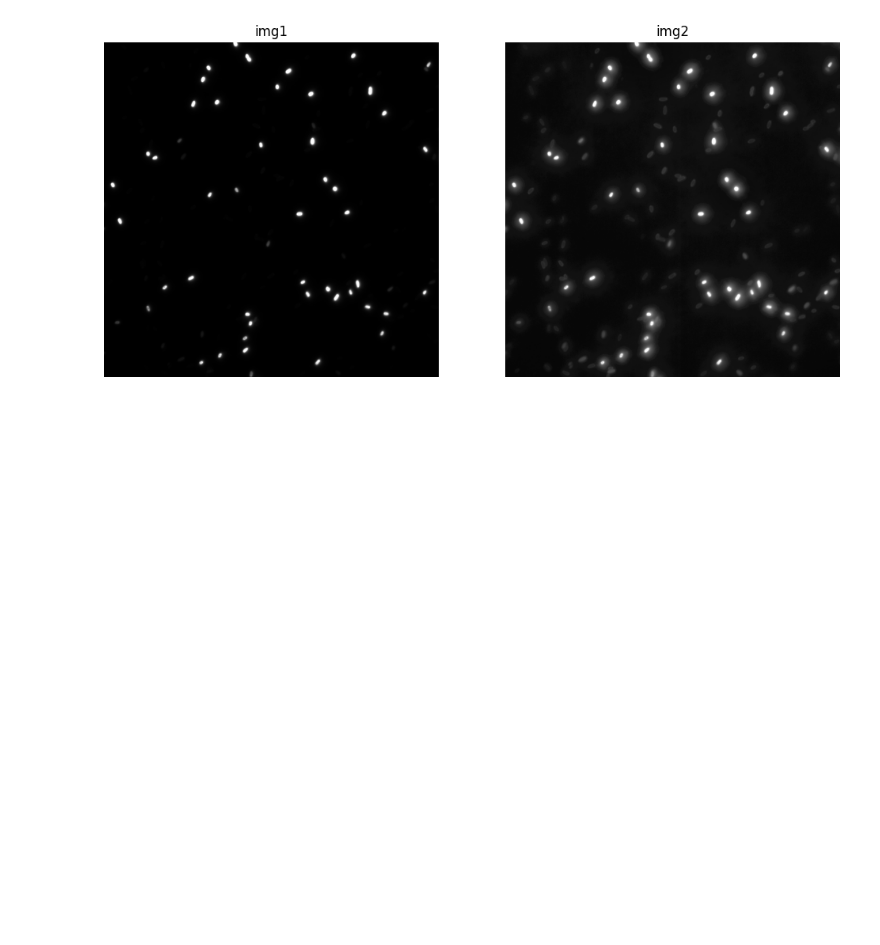
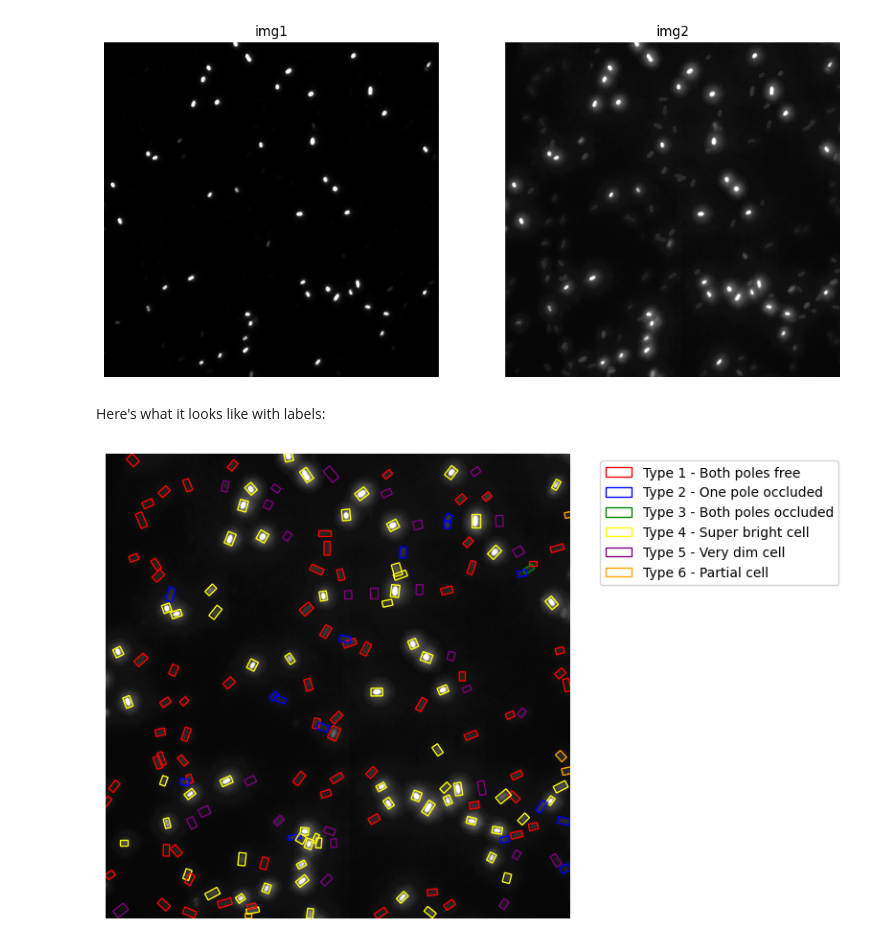
Before and after one commit to galopyz/pilus_project, a Jupyter notebook: nbs/00_core.ipynb, the cells around one changed output. Cells and saved outputs as stored; diff of their text form; code cells hidden in the pictures; blank space fills up the shorter version.

```diff
--- a/nbs/00_core.ipynb
+++ b/nbs/00_core.ipynb
@@ -255,6 +257,12 @@ enh = apply_clahe(im, clip_limit=10.1, tile_grid_size=(8,8))
 compare_ims(im, enh)
 # %% [output]
 [figure]
+# %% [markdown]
+Here's what it looks like with labels:
+# %%
+imshow_with_boxes(enh, y)
+# %% [output]
+[figure, added]
 # %%
 #| hide
 import nbdev; nbdev.nbdev_export()
```
Also changed, not shown: parts of 6 cells of this notebook.
